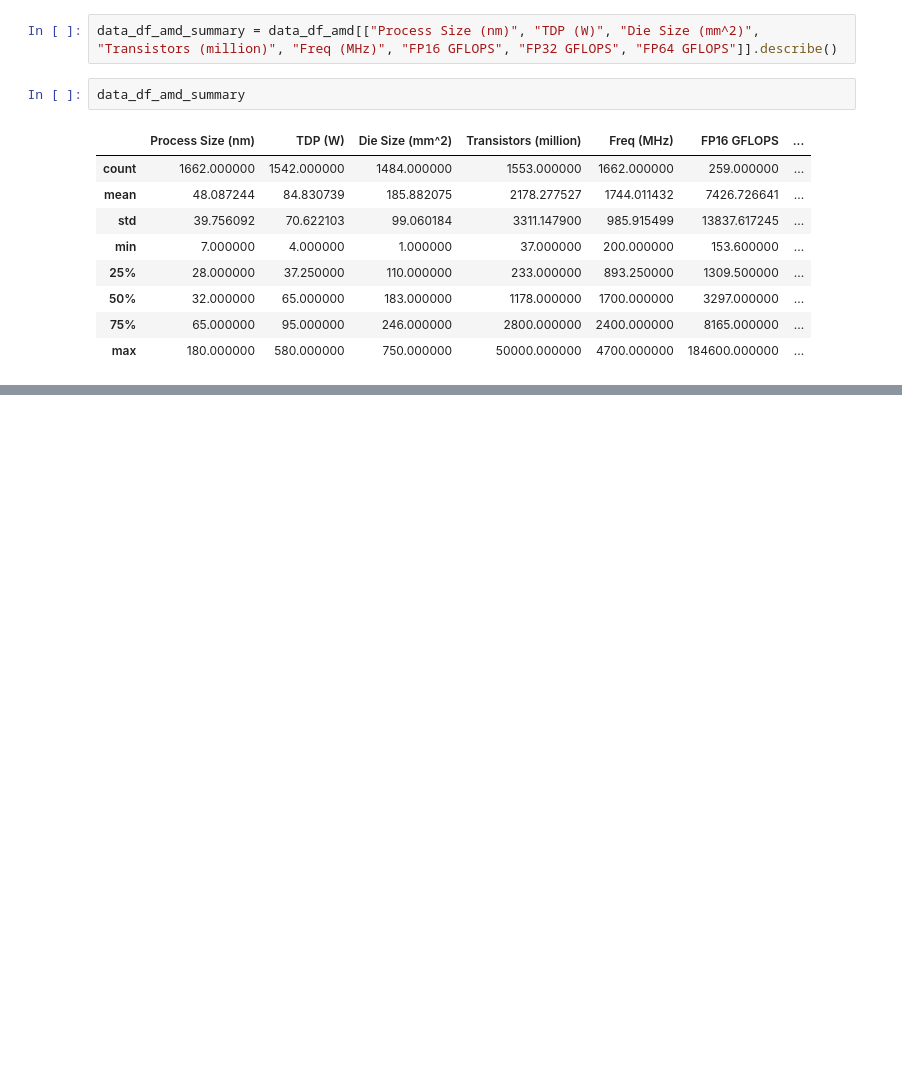
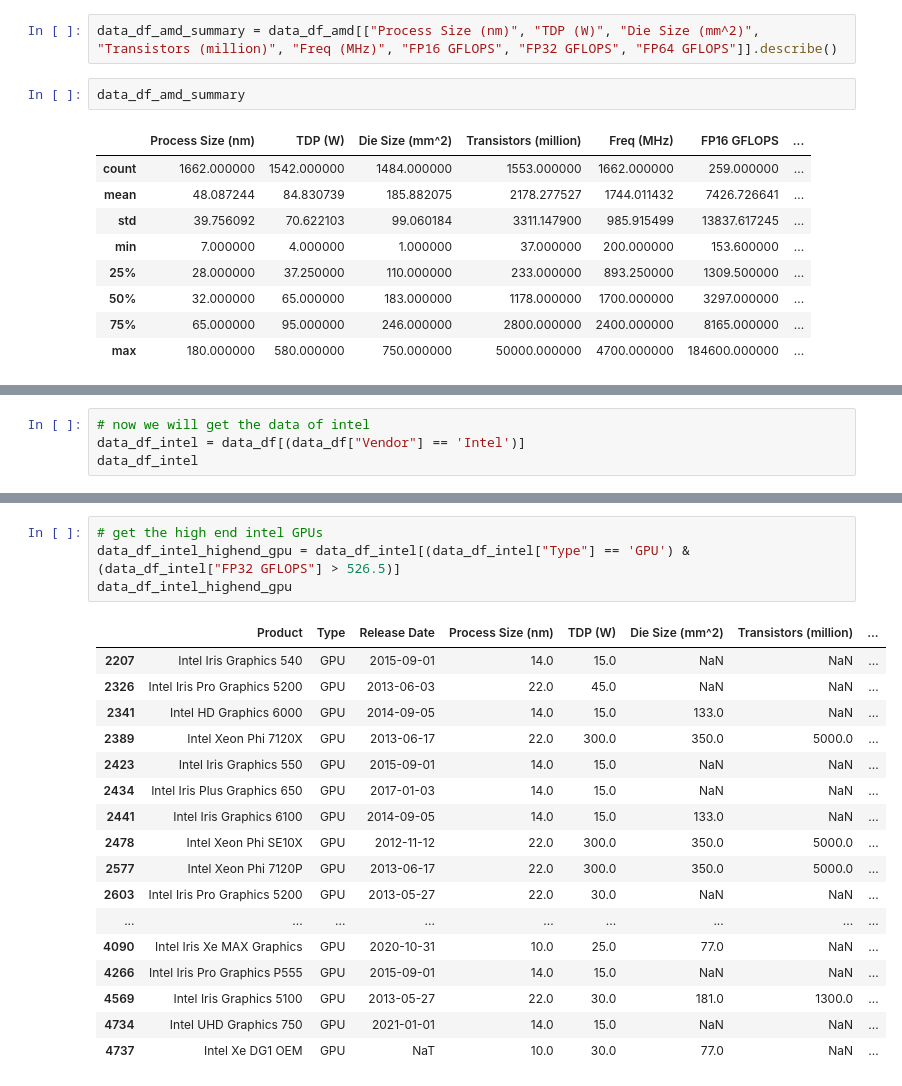
Before and after one commit to Divyesh230902/CPU_Performance, a Jupyter notebook: analysis.ipynb, the cells around one changed output, grey strips where cells are left out. Drawn from its saved outputs; the diff is of its cells as text; blank space fills up the shorter version.

```diff
--- a/analysis.ipynb
+++ b/analysis.ipynb
@@ -144,0 +181,4 @@ data_df_amd_summary
+# %%
+# now we will get the data of intel
+data_df_intel = data_df[(data_df["Vendor"] == 'Intel')]
+data_df_intel
@@ -144,0 +220,22 @@ data_df_amd_summary
+# %%
+# get the high end intel GPUs
+data_df_intel_highend_gpu = data_df_intel[(data_df_intel["Type"] == 'GPU') & (data_df_intel["FP32 GFLOPS"] > 526.5)]
+data_df_intel_highend_gpu
+# %% [output]
+|  | Product | Type | Release Date | Process Size (nm) | TDP (W) | Die Size (mm^2) | Transistors (million) | ... |
+| 2207 | Intel Iris Graphics 540 | GPU | 2015-09-01 | 14.0 | 15.0 | NaN | NaN | ... |
+| 2326 | Intel Iris Pro Graphics 5200 | GPU | 2013-06-03 | 22.0 | 45.0 | NaN | NaN | ... |
+| 2341 | Intel HD Graphics 6000 | GPU | 2014-09-05 | 14.0 | 15.0 | 133.0 | NaN | ... |
+| 2389 | Intel Xeon Phi 7120X | GPU | 2013-06-17 | 22.0 | 300.0 | 350.0 | 5000.0 | ... |
+| 2423 | Intel Iris Graphics 550 | GPU | 2015-09-01 | 14.0 | 15.0 | NaN | NaN | ... |
+| 2434 | Intel Iris Plus Graphics 650 | GPU | 2017-01-03 | 14.0 | 15.0 | NaN | NaN | ... |
+| 2441 | Intel Iris Graphics 6100 | GPU | 2014-09-05 | 14.0 | 15.0 | 133.0 | NaN | ... |
+| 2478 | Intel Xeon Phi SE10X | GPU | 2012-11-12 | 22.0 | 300.0 | 350.0 | 5000.0 | ... |
+| 2577 | Intel Xeon Phi 7120P | GPU | 2013-06-17 | 22.0 | 300.0 | 350.0 | 5000.0 | ... |
+| 2603 | Intel Iris Pro Graphics 5200 | GPU | 2013-05-27 | 22.0 | 30.0 | NaN | NaN | ... |
+| ... | ... | ... | ... | ... | ... | ... | ... | ... |
+| 4090 | Intel Iris Xe MAX Graphics | GPU | 2020-10-31 | 10.0 | 25.0 | 77.0 | NaN | ... |
+| 4266 | Intel Iris Pro Graphics P555 | GPU | 2015-09-01 | 14.0 | 15.0 | NaN | NaN | ... |
+| 4569 | Intel Iris Graphics 5100 | GPU | 2013-05-27 | 22.0 | 30.0 | 181.0 | 1300.0 | ... |
+| 4734 | Intel UHD Graphics 750 | GPU | 2021-01-01 | 14.0 | 15.0 | NaN | NaN | ... |
+| 4737 | Intel Xe DG1 OEM | GPU | NaT | 10.0 | 30.0 | 77.0 | NaN | ... |
```
Also changed, not shown: parts of 12 cells of this notebook, 2 other files.
